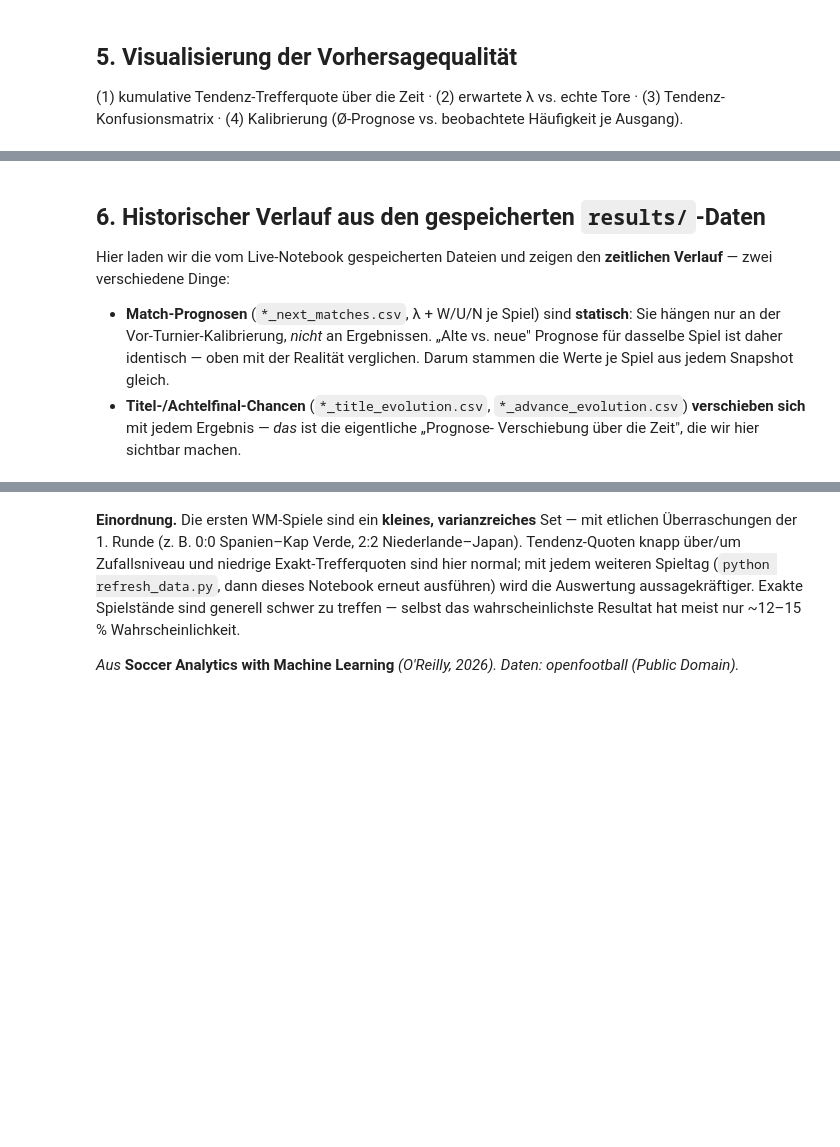
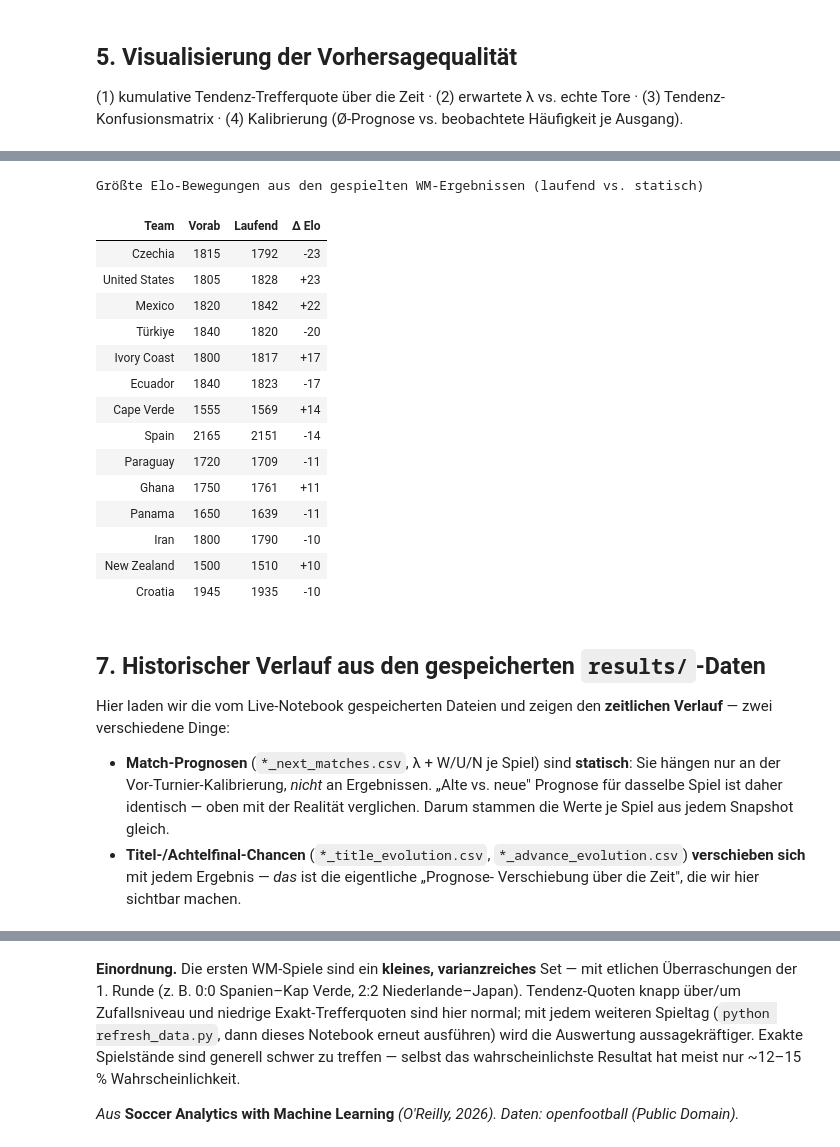
Before and after one commit to Deskaunedsei1983/wc2026-cl01, a Jupyter notebook: wc2026_prediction_eval.ipynb, the cells around one changed output, grey strips where cells are left out. Saved outputs shown, nothing was run; the diff lists cells and outputs as text; code cells hidden in the pictures; blank space fills up the shorter version.

```diff
--- a/wc2026_prediction_eval.ipynb
+++ b/wc2026_prediction_eval.ipynb
@@ -325,5 +380,33 @@ plt.tight_layout(); plt.savefig("nb_eval_quality.png"); plt.show()
+# %%
+# Wie stark hat das laufende Elo die Teams aus ALLEN bisherigen Ergebnissen bewegt?
+R_now = running_elo(STRENGTH)
+mov = pd.DataFrame({"Team": TEAMS, "Vorab": [STRENGTH[t] for t in TEAMS],
+                    "Laufend": [round(R_now[t]) for t in TEAMS]})
+mov["Δ Elo"] = mov.Laufend - mov.Vorab
+mov = mov.reindex(mov["Δ Elo"].abs().sort_values(ascending=False).index).head(14)
+display(mov.style.hide(axis="index")
+        .format({"Vorab":"{:.0f}","Laufend":"{:.0f}","Δ Elo":"{:+.0f}"})
+        .background_gradient(cmap="RdYlGn", subset=["Δ Elo"])
+        .set_caption("Größte Elo-Bewegungen aus den gespielten WM-Ergebnissen (laufend vs. statisch)"))
+# %% [output]
+Größte Elo-Bewegungen aus den gespielten WM-Ergebnissen (laufend vs. statisch)
+| Team | Vorab | Laufend | Δ Elo |
+| Czechia | 1815 | 1792 | -23 |
+| United States | 1805 | 1828 | +23 |
+| Mexico | 1820 | 1842 | +22 |
+| Türkiye | 1840 | 1820 | -20 |
+| Ivory Coast | 1800 | 1817 | +17 |
+| Ecuador | 1840 | 1823 | -17 |
+| Cape Verde | 1555 | 1569 | +14 |
+| Spain | 2165 | 2151 | -14 |
+| Paraguay | 1720 | 1709 | -11 |
+| Ghana | 1750 | 1761 | +11 |
+| Panama | 1650 | 1639 | -11 |
+| Iran | 1800 | 1790 | -10 |
+| New Zealand | 1500 | 1510 | +10 |
+| Croatia | 1945 | 1935 | -10 |
 # %% [markdown]
-## 6. Historischer Verlauf aus den gespeicherten `results/`-Daten
+## 7. Historischer Verlauf aus den gespeicherten `results/`-Daten
 
 Hier laden wir die vom Live-Notebook gespeicherten Dateien und zeigen den
 **zeitlichen Verlauf** — zwei verschiedene Dinge:
```
Also changed, not shown: parts of 15 cells of this notebook, 13 other files.
